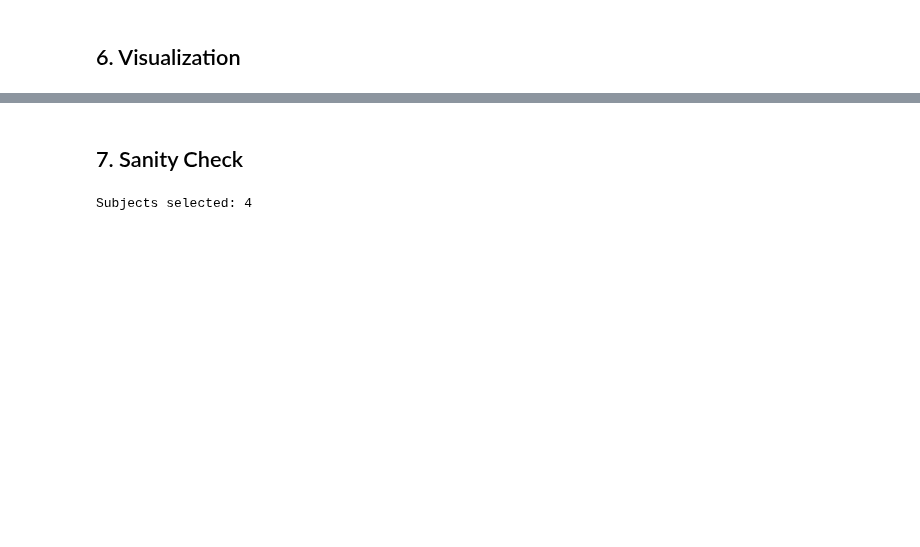
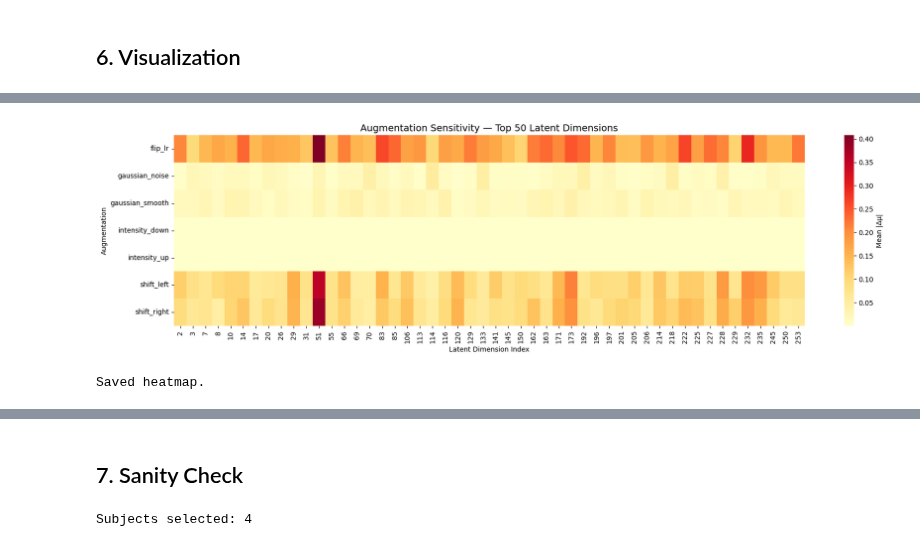
Before and after one commit to natnael1193/Unsupervised-Parkisnson-Imaging-Analysis, a Jupyter notebook: notebooks/pipeline/5_8_augmentation_experiment.ipynb, the cells around one changed output, grey strips where cells are left out. Cells and saved outputs as stored; diff of their text form; code cells hidden in the pictures; blank space fills up the shorter version.

```diff
--- a/notebooks/pipeline/5_8_augmentation_experiment.ipynb
+++ b/notebooks/pipeline/5_8_augmentation_experiment.ipynb
@@ -250,18 +235,22 @@ Records [{'PATNO': '172854', 'label': 'PD', 'dcm_path': '../../data/raw/ppmi_ima
 # %%
 # [NORMALISATION]
 import nibabel as nib
+import torch
 
 _mask_img = nib.load(MASK_PATH)
-_mask = _mask_img.get_fdata().astype(bool)   # shape (91, 109, 91)
+# Apply the SAME permutation as training
+_mask_tensor = torch.from_numpy(_mask_img.get_fdata()).float()
+_mask_tensor = _mask_tensor.permute(2, 1, 0)  # (x,y,z) → (z,y,x)
+_mask_tensor = _mask_tensor.flip(1).flip(2)           # flip y axis
+_mask = _mask_tensor.numpy().astype(bool)     # back to numpy bool (91,109,91)
 
 def normalize_volume(vol: np.ndarray) -> np.ndarray:
-    """
-    Replicates Prof. Presotto's training-time normalisation exactly:
-      1. Shift minimum to zero
-      2. Zero out outside-brain voxels using ICV mask
-      3. Divide by mean of within-brain voxels
-    vol must be shape (91, 109, 91) — i.e. before crop/pad.
-    """
+    # Apply same permutation to the volume before masking
+    vol_t = torch.from_numpy(vol).float()
+    vol_t = vol_t.permute(2, 1, 0)
+    vol_t = vol_t.flip(1)
+    vol = vol_t.numpy()
+
     vol = vol - vol.min()
     vol = vol * _mask
     vol = vol / np.mean(vol[_mask])
@@ -503,2 +588,48 @@ latent_133        0.048093
 # %% [markdown]
 ## 6. Visualization
+# %%
+# [SENSITIVITY-HEATMAP]
+import matplotlib.pyplot as plt
+import seaborn as sns
+import numpy as np
+
+# ── 1. Mean |delta| per aug × dim ──────────────────────────────────────────
+df_mean = (df_delta
+           .groupby(['aug', 'dim'])['delta']
+           .apply(lambda x: np.abs(x).mean())
+           .reset_index()
+           .rename(columns={'delta': 'mean_abs_delta'}))
+
+df_mean['dim_idx'] = df_mean['dim'].str.replace('latent_', '').astype(int)
+df_mean = df_mean.sort_values(['aug', 'dim_idx'])
+
+# ── 2. Top 10 per augmentation ─────────────────────────────────────────────
+print("Top 10 most sensitive dimensions per augmentation:\n")
+for aug_name in AUGMENTATIONS.keys():
+    top = (df_mean[df_mean['aug'] == aug_name]
+           .nlargest(10, 'mean_abs_delta')[['dim', 'mean_abs_delta']])
+    print(f"--- {aug_name} ---")
+    print(top.to_string(index=False))
+    print()
+
+# ── 3. Pivot for heatmap (aug × dim) ──────────────────────────────────────
+pivot = df_mean.pivot(index='aug', columns='dim_idx', values='mean_abs_delta')
+
+# ── 4. Plot: show only top 50 most sensitive dims (across all augs) ────────
+top_dims = df_mean.groupby('dim_idx')['mean_abs_delta'].mean().nlargest(50).index
+pivot_top = pivot[top_dims.sort_values()]
+
+fig, ax = plt.subplots(figsize=(18, 5))
+sns.heatmap(pivot_top, ax=ax, cmap='YlOrRd', linewidths=0,
+            cbar_kws={'label': 'Mean |Δμ|'})
+ax.set_title('Augmentation Sensitivity — Top 50 Latent Dimensions', fontsize=14)
+ax.set_xlabel('Latent Dimension Index')
+ax.set_ylabel('Augmentation')
+plt.tight_layout()
+plt.savefig('../../results/augmentation/sensitivity_heatmap.png', dpi=150)
+plt.show()
+print("Saved heatmap.")
+
+# ── 5. Save summary ────────────────────────────────────────────────────────
+df_mean.to_csv('../../results/augmentation/mean_abs_delta_per_dim.csv', index=False)
+# %% [output]
@@ -504,0 +653,2 @@ latent_133        0.048093
+[figure, added]
+Saved heatmap.
```
Also changed, not shown: parts of 14 cells of this notebook, 9 other files.
